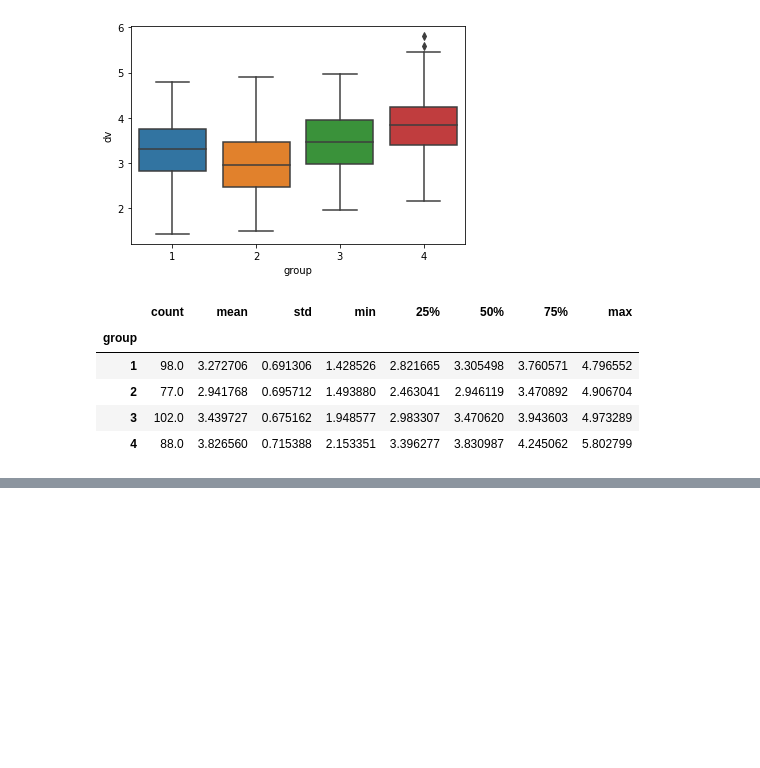
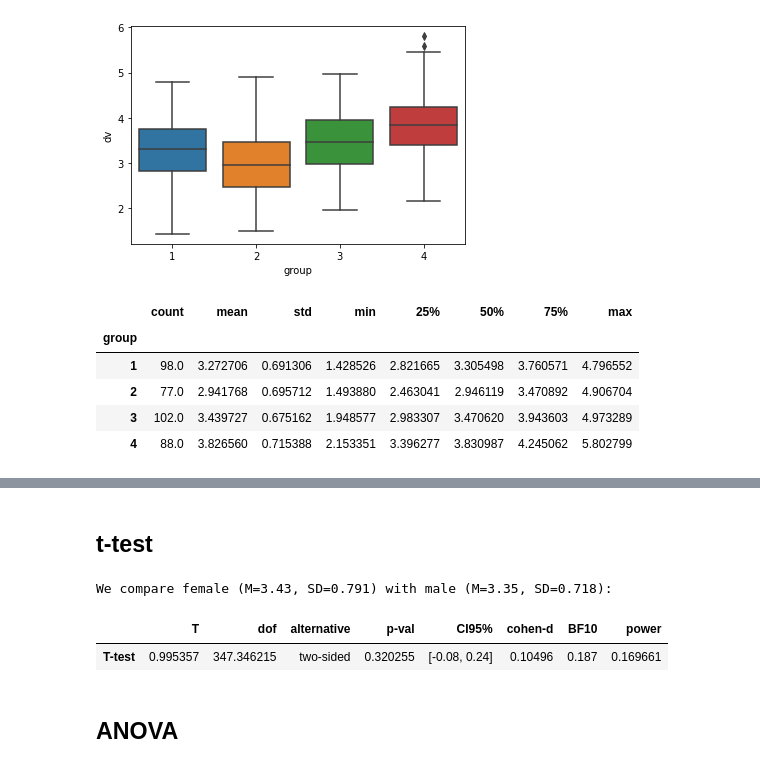
Before and after one commit to uvacw/teaching-ds-rp, a Jupyter notebook: week3/analyzing-experiments.ipynb, the cells around one changed output, grey strips where cells are left out. Drawn from its saved outputs; the diff is of its cells as text; code cells hidden in the pictures; blank space fills up the shorter version.

```diff
--- a/week3/analyzing-experiments.ipynb
+++ b/week3/analyzing-experiments.ipynb
@@ -138,0 +184,13 @@ Notes:
+# %% [markdown]
+## t-test
+# %%
+(label1, values1), (label2, values2) = df.groupby('gender')['dv']
+print(f"We compare {label1} (M={np.mean(values1):.2f}, SD={np.std(values1):.3f}) "
+     f"with {label2} (M={np.mean(values2):.2f}, SD={np.std(values2):.3f}):")
+pg.ttest(values1, values2)
+# %% [output]
+We compare female (M=3.43, SD=0.791) with male (M=3.35, SD=0.718):
+|  | T | dof | alternative | p-val | CI95% | cohen-d | BF10 | power |
+| T-test | 0.995357 | 347.346215 | two-sided | 0.320255 | [-0.08, 0.24] | 0.10496 | 0.187 | 0.169661 |
+# %% [markdown]
+## ANOVA
```
Also changed, not shown: parts of 9 cells of this notebook, 2 other files.
